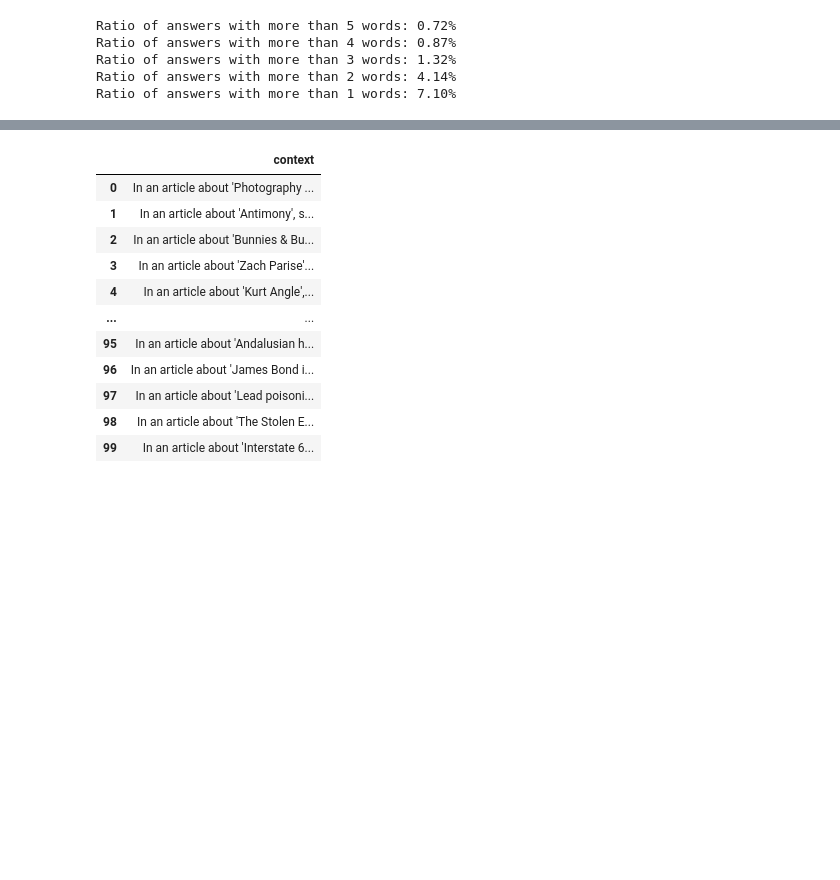
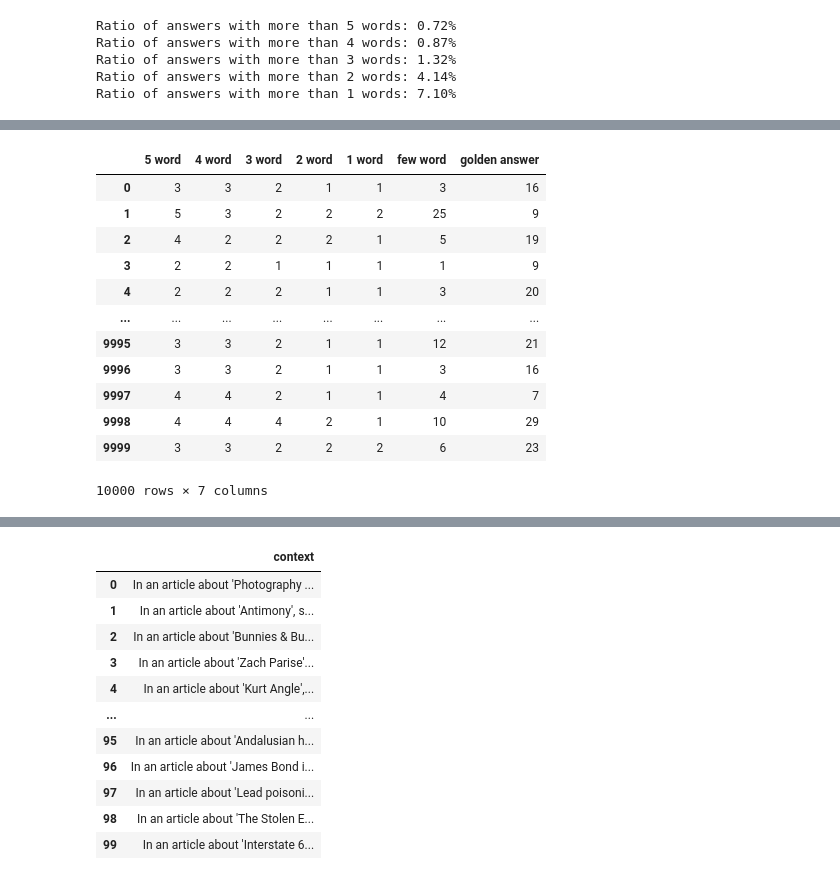
Before and after one commit to nociza/askme-vllm, a Jupyter notebook: experiments/short_anwser.ipynb, the cells around one changed output, grey strips where cells are left out. Drawn from its saved outputs; the diff is of its cells as text; code cells hidden in the pictures; blank space fills up the shorter version.

```diff
--- a/experiments/short_anwser.ipynb
+++ b/experiments/short_anwser.ipynb
@@ -68,0 +67,16 @@ KeyError: '1 word'
+# %%
+word_counts
+# %% [output]
+|  | 5 word | 4 word | 3 word | 2 word | 1 word | few word | golden answer |
+| 0 | 3 | 3 | 2 | 1 | 1 | 3 | 16 |
+| 1 | 5 | 3 | 2 | 2 | 2 | 25 | 9 |
+| 2 | 4 | 2 | 2 | 2 | 1 | 5 | 19 |
+| 3 | 2 | 2 | 1 | 1 | 1 | 1 | 9 |
+| 4 | 2 | 2 | 2 | 1 | 1 | 3 | 20 |
+| ... | ... | ... | ... | ... | ... | ... | ... |
+| 9995 | 3 | 3 | 2 | 1 | 1 | 12 | 21 |
+| 9996 | 3 | 3 | 2 | 1 | 1 | 3 | 16 |
+| 9997 | 4 | 4 | 2 | 1 | 1 | 4 | 7 |
+| 9998 | 4 | 4 | 4 | 2 | 1 | 10 | 29 |
+| 9999 | 3 | 3 | 2 | 2 | 2 | 6 | 23 |
+10000 rows × 7 columns
```
Also changed, not shown: parts of 3 cells of this notebook.
